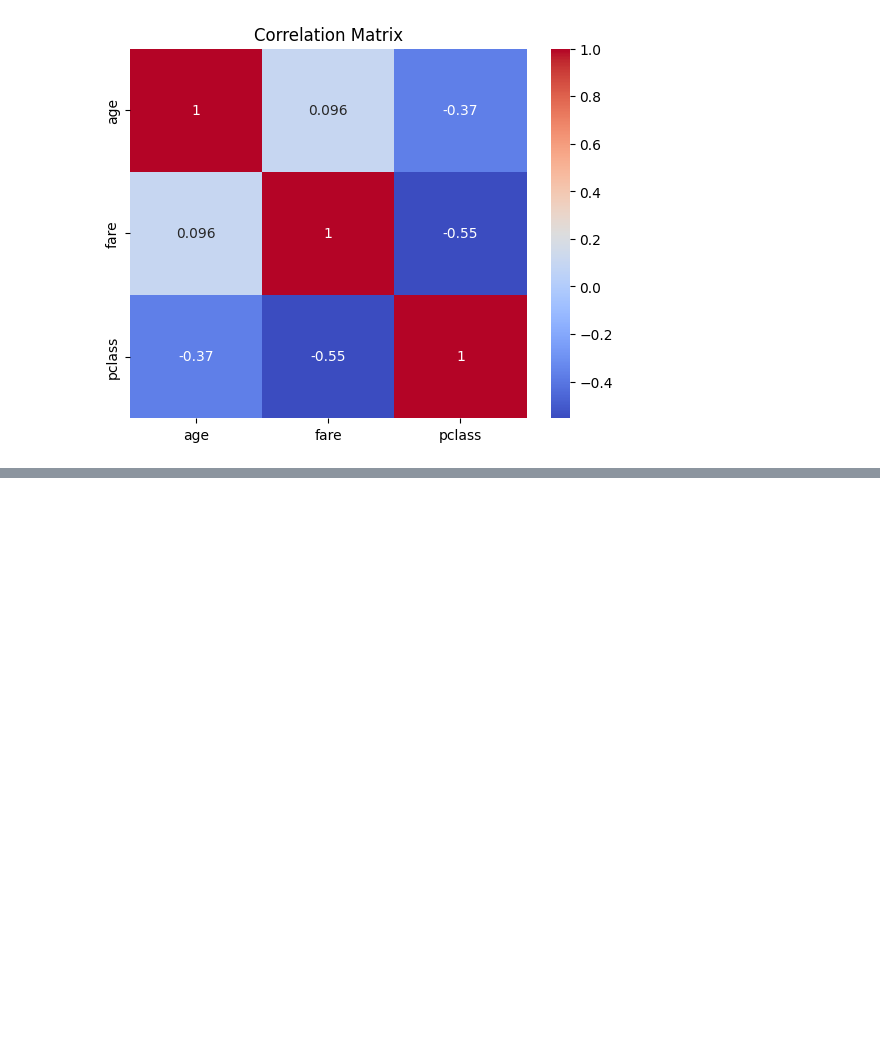
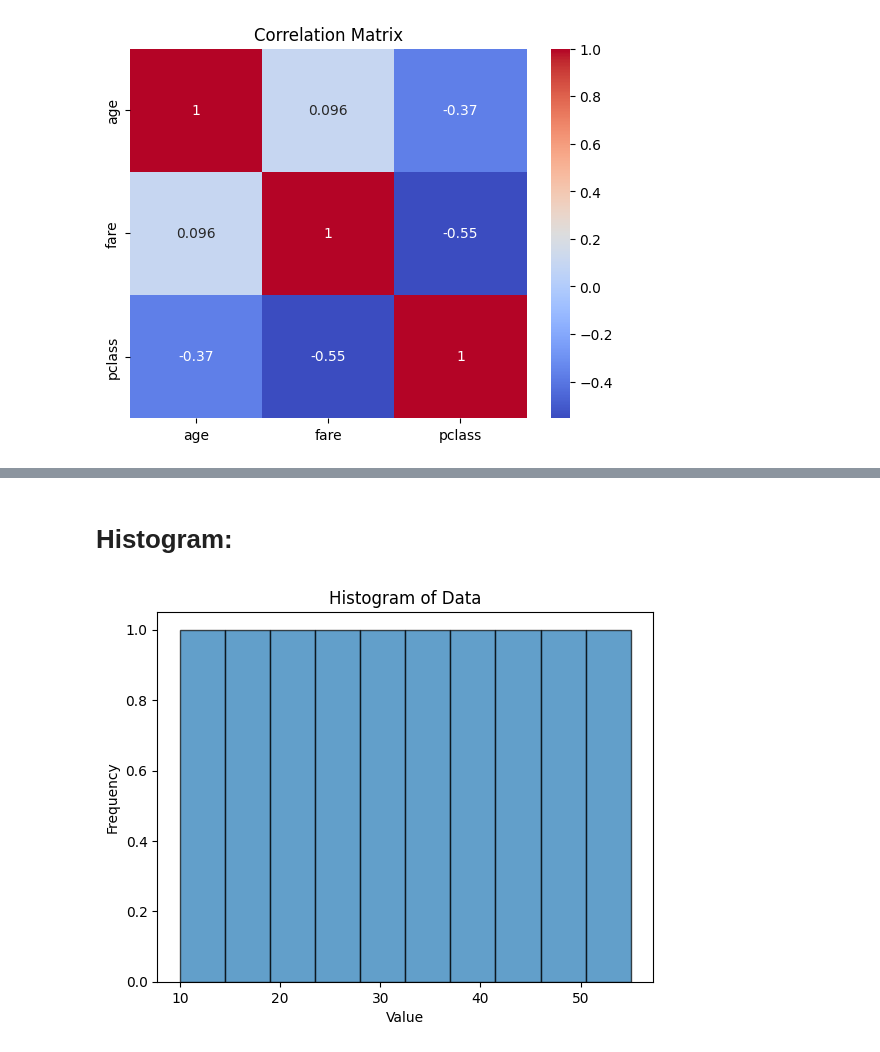
Before and after one commit to ayanbagawan/23CS520, a Jupyter notebook: 23cs520.ipynb, the cells around one changed output, grey strips where cells are left out. Drawn from its saved outputs; the diff is of its cells as text; code cells hidden in the pictures; blank space fills up the shorter version.

```diff
--- a/23cs520.ipynb
+++ b/23cs520.ipynb
@@ -2157,0 +2456,13 @@ plt.show()
+# %% [markdown]
+# Histogram:
+# %%
+import matplotlib.pyplot as plt
+import seaborn as sns
+data = [10, 15, 20, 25, 30, 35, 40, 45, 50, 55]
+plt.hist(data, bins=10, edgecolor='k', alpha=0.7)
+plt.xlabel('Value')
+plt.ylabel('Frequency')
+plt.title('Histogram of Data')
+plt.show()
+# %% [output]
+[figure, added]
```
Also changed, not shown: parts of 106 cells of this notebook.
